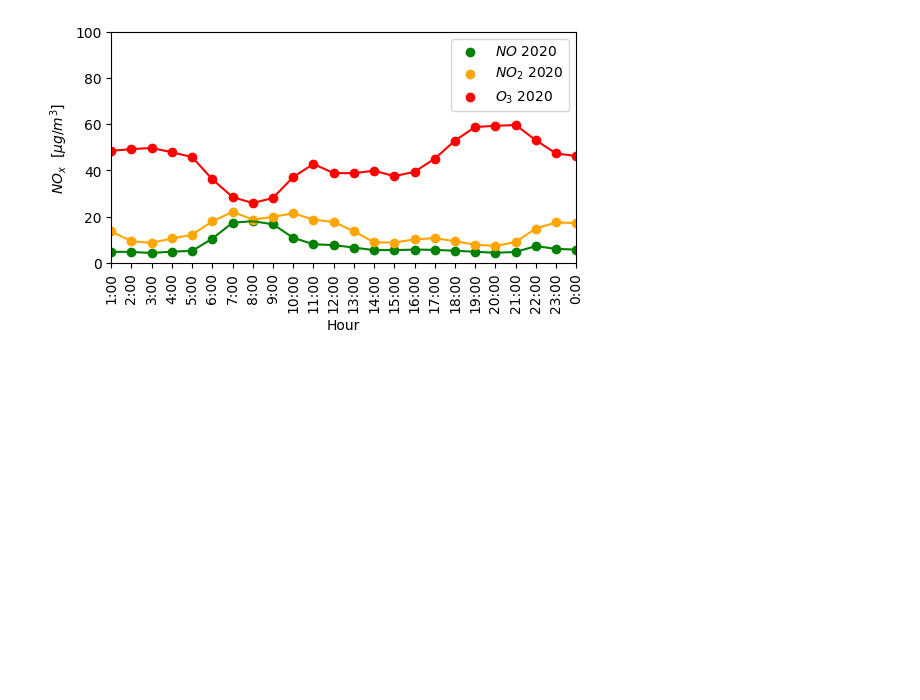
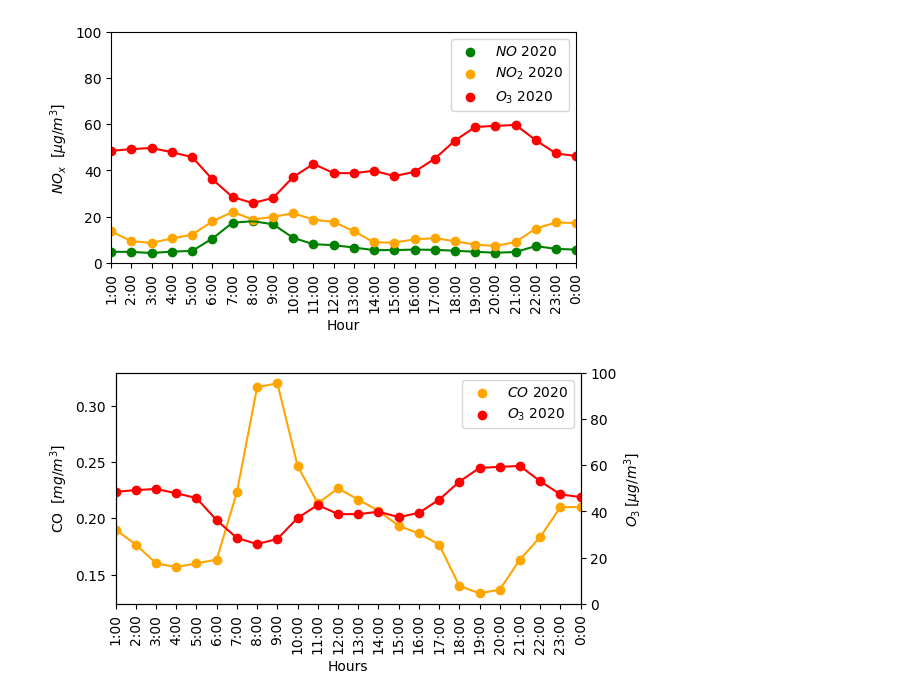
Before and after one commit to costpetrides/Air-pollution-COVID-19-impact, a Jupyter notebook: Hourly/ATH.ipynb, the cells around one changed output. Saved outputs shown, nothing was run; the diff lists cells and outputs as text; code cells hidden in the pictures; blank space fills up the shorter version.

```diff
--- a/Hourly/ATH.ipynb
+++ b/Hourly/ATH.ipynb
@@ -131,3 +130,50 @@ plt.xticks(rotation=90)
 plt.show()
 # %% [output]
 [figure]
+# %%
+fig,ax = plt.subplots(figsize=(6, 3))
+
+
+CO=[]
+x=[]
+for i in df['CO2O']:
+  if i==0:
+    x+=[None]
+  else:
+    x+=[i]
+    CO+=[i]
+
+
+O3=[]
+y=[]
+for i in df['O32O']:
+  if i==0:
+    y+=[None]
+  else:
+    y+=[i]
+    O3+=[i]
+
+
+
+ax.plot(df['Hour'], x, 'orange')
+ax.scatter(df['Hour'], x,color='orange', label='$CO$ 2020')
+plt.xticks(rotation=90)
+
+ax2=ax.twinx()
+ax2.plot(df['Hour'], y, 'red')
+ax2.scatter(df['Hour'], y,color='red', label='$O_{3}$ 2020')
+
+plt.xlim(df.loc[0]['Hour'] , df.loc[23]['Hour'])
+plt.ylim(0,100)
+plt.xticks(rotation=90)
+
+ax.set_xlabel('Hours')
+ax.set_ylabel(r"CO  $[mg/m^{3}$]")
+ax2.set_ylabel(r"$O_{3} \: [μg/m^{3}$]")
+lines, labels = ax.get_legend_handles_labels()
+lines2, labels2 = ax2.get_legend_handles_labels()
+ax2.legend(lines + lines2, labels + labels2, loc=0)
+
+plt.show()
+# %% [output]
+[figure, added]
```
Also changed, not shown: parts of 2 cells of this notebook.
